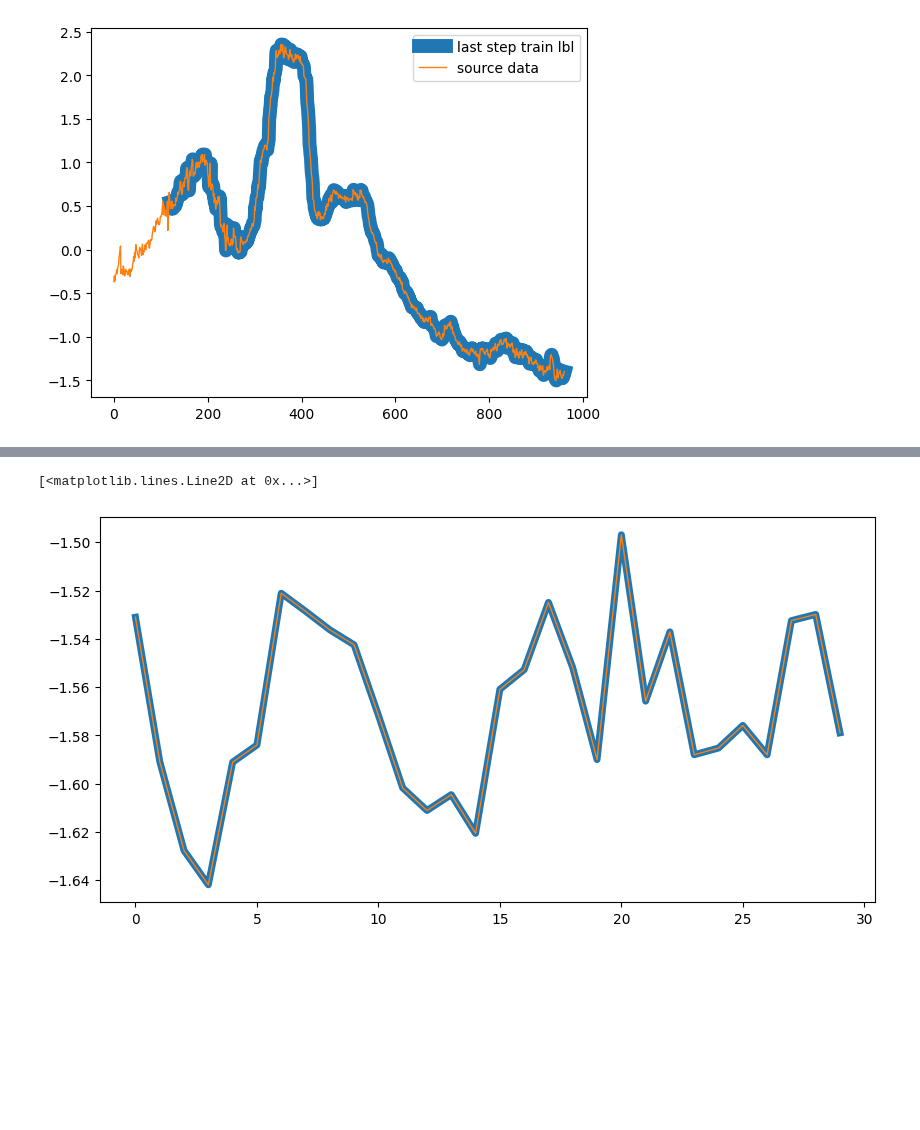
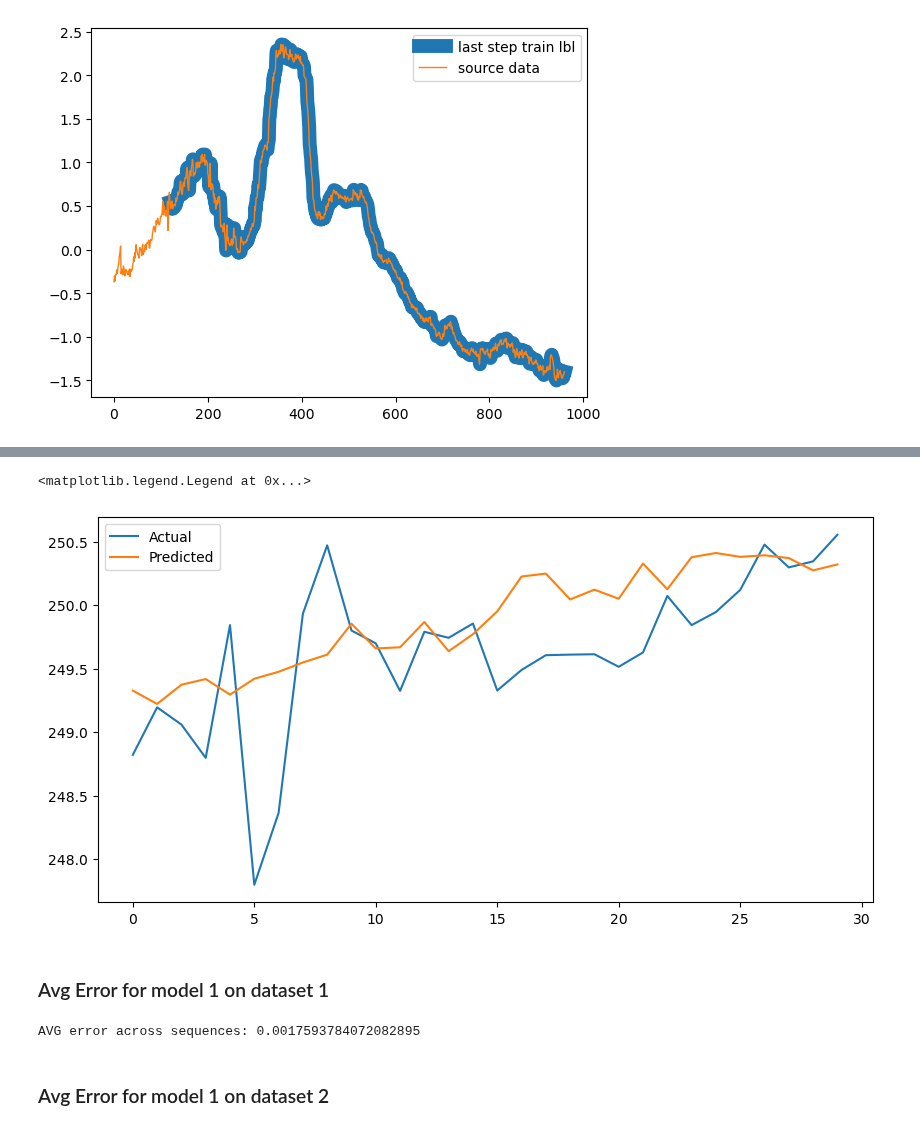
Before and after one commit to rzv09/smores_proj, a Jupyter notebook: src/multi_step/30_pred_lstm_batched.ipynb, the cells around one changed output, grey strips where cells are left out. Cells and saved outputs as stored; diff of their text form; code cells hidden in the pictures; blank space fills up the shorter version.

```diff
--- a/src/multi_step/30_pred_lstm_batched.ipynb
+++ b/src/multi_step/30_pred_lstm_batched.ipynb
@@ -262,3 +239,28 @@ array([[-1.21054891],
+# %%
+normalized_test_1 = (first_piece[:] - first_piece.mean())/first_piece.std()
+test_seq_1, test_labels_1 = create_sequences(normalized_test_1.values, 90)
+test_tensor_seq_1 = torch.FloatTensor(test_seq_1).to(device=device)
+test_tensor_labels_1 = torch.FloatTensor(test_labels_1).to(device=device)
+
+normalized_test_2 = (second_piece[:] - second_piece.mean())/second_piece.std()
+test_seq_2, test_labels_2 = create_sequences(normalized_test_2.values, 90)
+test_tensor_seq_2 = torch.FloatTensor(test_seq_2).to(device=device)
+test_tensor_labels_2 = torch.FloatTensor(test_labels_2).to(device=device)
+
+normalized_test_3 = (third_piece[:] - third_piece.mean())/third_piece.std()
+test_seq_3, test_labels_3 = create_sequences(normalized_test_3.values, 90)
+test_tensor_seq_3 = torch.FloatTensor(test_seq_3).to(device='cuda')
+test_tensor_labels_3 = torch.FloatTensor(test_labels_3).to(device='cuda')
+
+normalized_test_4 = (fourth_piece[:] - fourth_piece.mean())/fourth_piece.std()
+test_seq_4, test_labels_4 = create_sequences(normalized_test_4.values, 90)
+test_tensor_seq_4 = torch.FloatTensor(test_seq_4).to(device='cuda')
+test_tensor_labels_4 = torch.FloatTensor(test_labels_4).to(device='cuda')
+
+test_labels_1_un = test_labels_1 * first_piece.std().values + first_piece.mean().values
+test_labels_2_un = test_labels_2 * second_piece.std().values + second_piece.mean().values
+test_labels_3_un = test_labels_3 * third_piece.std().values + third_piece.mean().values
+test_labels_4_un = test_labels_4 * fourth_piece.std().values + fourth_piece.mean().values
 # %%
 class LSTMModel(nn.Module):
     def __init__(self, input_dim, hidden_dim, num_layers, output_dim):
@@ -459,8 +465,37 @@ plt.legend()
-# %%
-# confirm that predicting last 30
-plt.figure(figsize=(10, 5))
-plt.plot(train_df2.values[-30:], linewidth=5)
-plt.plot(y_test_label.cpu().numpy(), linewidth=1)
-# %% [output]
-[<matplotlib.lines.Line2D at 0x...>]
-[figure, removed]
+# %%
+model1.eval()
+y_test_label = test_tensor_labels_1[20]
+y_test_seq = test_tensor_seq_1[20]
+model1.eval()
+with torch.no_grad():
+    y_pred_test = model1(y_test_seq.unsqueeze(0))
+y_pred_test = y_pred_test.squeeze(0).cpu().numpy()* first_piece.std().values + first_piece.mean().values
+plt.figure(figsize=(10, 5))
+plt.plot(test_labels_1_un[20], label="Actual")
+plt.plot(y_pred_test, label="Predicted")
+plt.legend()
+# %% [output]
+<matplotlib.legend.Legend at 0x...>
+[figure, added]
+# %% [markdown]
+### Avg Error for model 1 on dataset 1
+# %%
+model1.eval()
+error = 0
+n_sequences = len(test_tensor_seq_1)
+for i in range(n_sequences):
+    # ignore the last step since we don't have real data to compare with
+    y_test_seq = test_tensor_seq_1[i]
+    y_test_label = test_labels_1_un[i]
+    y_pred_test = model1(y_test_seq.unsqueeze(0))
+    # un-normalize prediction and label
+    y_pred_test = y_pred_test.squeeze(0).detach().cpu().numpy() * first_piece.std().values + first_piece.mean().values
+    mare = MARE_np(y_pred_test, y_test_label).item()
+    error += mare
+
+avg_error = error/n_sequences
+print(f'AVG error across sequences: {avg_error}')
+# %% [output]
+AVG error across sequences: 0.0017593784072082895
+# %% [markdown]
+### Avg Error for model 1 on dataset 2
```
Also changed, not shown: parts of 64 cells of this notebook, 14 other files.
